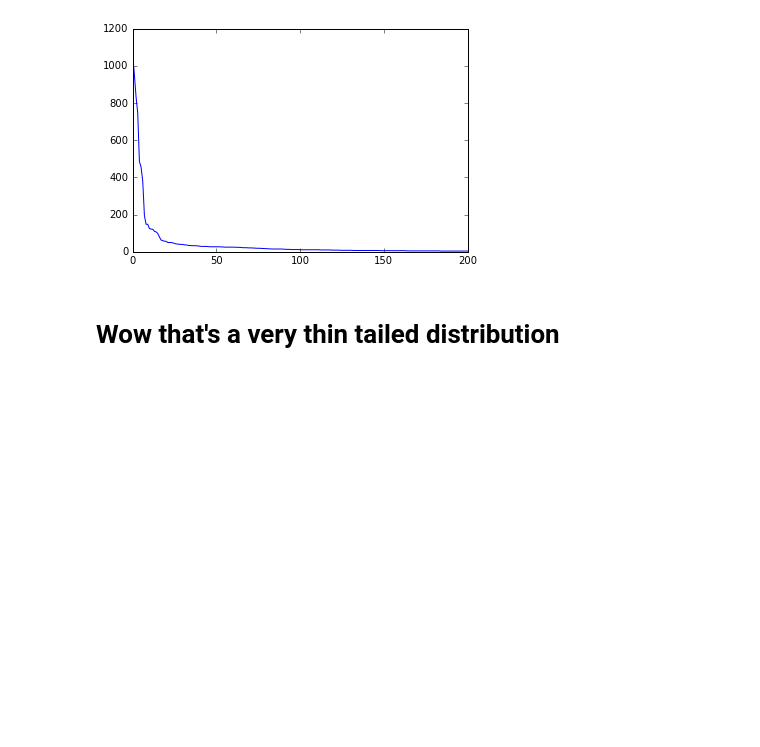
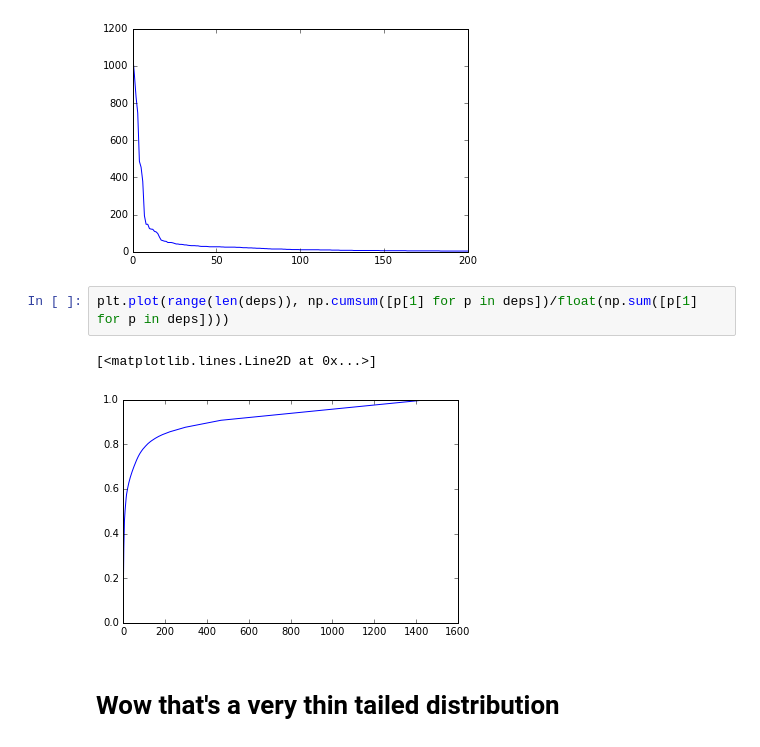
Before and after one commit to teffland/Relation-Extraction, a Jupyter notebook: RelEmbed POS exploration.ipynb, the cells around one changed output. Cells and saved outputs as stored; diff of their text form; blank space fills up the shorter version.

```diff
--- a/RelEmbed POS exploration.ipynb
+++ b/RelEmbed POS exploration.ipynb
@@ -123,6 +123,11 @@ plt.xlim([0,200])
 # %% [output]
 (0, 200)
 [figure]
+# %%
+plt.plot(range(len(deps)), np.cumsum([p[1] for p in deps])/float(np.sum([p[1] for p in deps])))
+# %% [output]
+[<matplotlib.lines.Line2D at 0x...>]
+[figure, added]
 # %% [markdown]
 # Wow that's a very thin tailed distribution
 # %%
```
Also changed, not shown: parts of 2 cells of this notebook, 9 other files.
